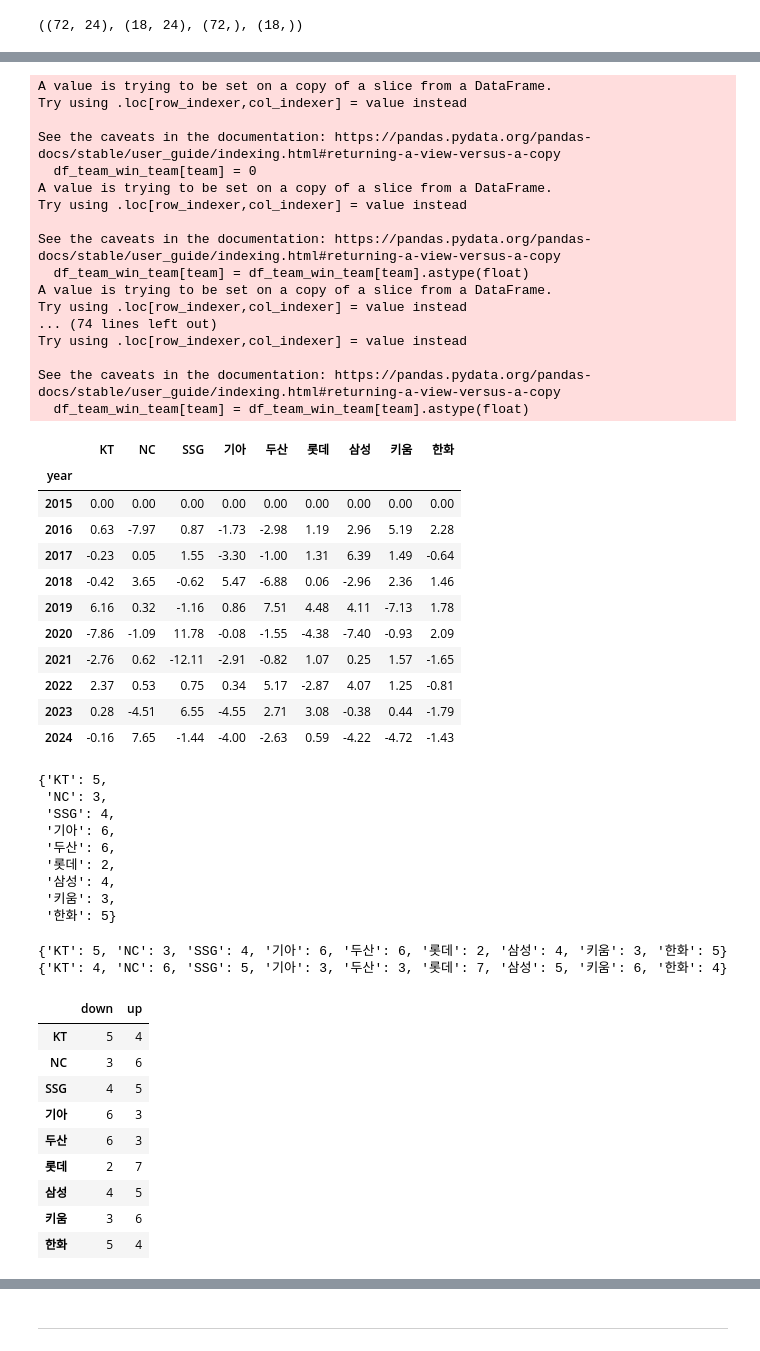
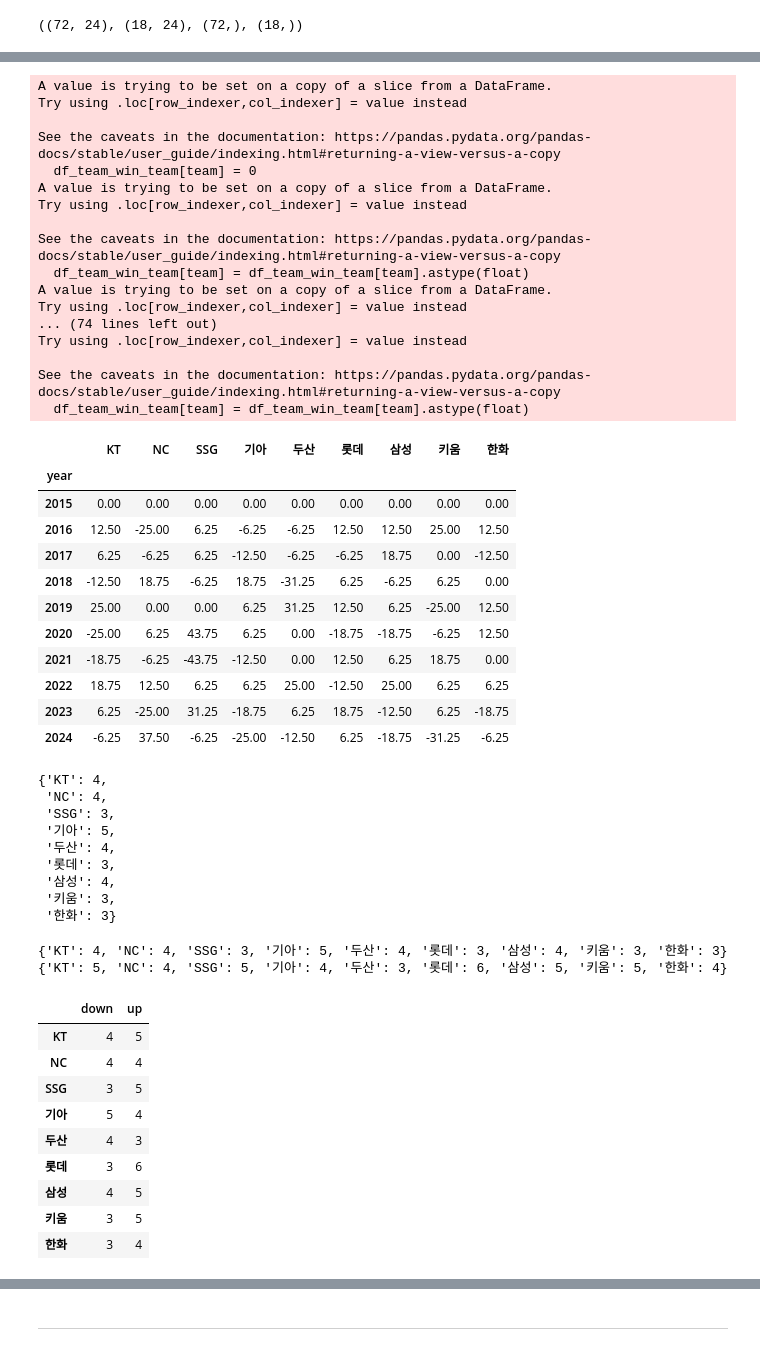
Before and after one commit to IAMKIMEUNSEO/predict2025_kbo_lgtwins_winning_rate, a Jupyter notebook: lgtwins.ipynb, the cells around one changed output, grey strips where cells are left out. Drawn from its saved outputs; the diff is of its cells as text; code cells hidden in the pictures.

```diff
--- a/lgtwins.ipynb
+++ b/lgtwins.ipynb
@@ -196,7 +201,7 @@ https://statiz.sporki.com/stats/?m=team&m2=pitching&m3=situation1&so=s_year&ob=&
 90 rows × 29 columns
 # %%
 #'승률' 컬럼 추가
-df_team['winning_rate'] = (df_team['W'] / df_team['G'] *100).round(2)
+df_team['winning_rate'] = (df_team['W'] / df_team['GS'] *100).round(2)
 df_team
 # %% [output]
 |  | Year | G | GS | W | L | S | HD | IP | R | ER | ... | ... |
@@ -426,15 +455,15 @@ See the caveats in the documentation: https://pandas.pydata.org/pandas-docs/stab
 |  | KT | NC | SSG | 기아 | 두산 | 롯데 | 삼성 | 키움 | 한화 |
 | year |  |  |  |  |  |  |  |  |  |
 | 2015 | 0.00 | 0.00 | 0.00 | 0.00 | 0.00 | 0.00 | 0.00 | 0.00 | 0.00 |
-| 2016 | 0.63 | -7.97 | 0.87 | -1.73 | -2.98 | 1.19 | 2.96 | 5.19 | 2.28 |
-| 2017 | -0.23 | 0.05 | 1.55 | -3.30 | -1.00 | 1.31 | 6.39 | 1.49 | -0.64 |
-| 2018 | -0.42 | 3.65 | -0.62 | 5.47 | -6.88 | 0.06 | -2.96 | 2.36 | 1.46 |
-| 2019 | 6.16 | 0.32 | -1.16 | 0.86 | 7.51 | 4.48 | 4.11 | -7.13 | 1.78 |
-| 2020 | -7.86 | -1.09 | 11.78 | -0.08 | -1.55 | -4.38 | -7.40 | -0.93 | 2.09 |
-| 2021 | -2.76 | 0.62 | -12.11 | -2.91 | -0.82 | 1.07 | 0.25 | 1.57 | -1.65 |
-| 2022 | 2.37 | 0.53 | 0.75 | 0.34 | 5.17 | -2.87 | 4.07 | 1.25 | -0.81 |
-| 2023 | 0.28 | -4.51 | 6.55 | -4.55 | 2.71 | 3.08 | -0.38 | 0.44 | -1.79 |
-| 2024 | -0.16 | 7.65 | -1.44 | -4.00 | -2.63 | 0.59 | -4.22 | -4.72 | -1.43 |
+| 2016 | 12.50 | -25.00 | 6.25 | -6.25 | -6.25 | 12.50 | 12.50 | 25.00 | 12.50 |
+| 2017 | 6.25 | -6.25 | 6.25 | -12.50 | -6.25 | -6.25 | 18.75 | 0.00 | -12.50 |
+| 2018 | -12.50 | 18.75 | -6.25 | 18.75 | -31.25 | 6.25 | -6.25 | 6.25 | 0.00 |
+| 2019 | 25.00 | 0.00 | 0.00 | 6.25 | 31.25 | 12.50 | 6.25 | -25.00 | 12.50 |
+| 2020 | -25.00 | 6.25 | 43.75 | 6.25 | 0.00 | -18.75 | -18.75 | -6.25 | 12.50 |
+| 2021 | -18.75 | -6.25 | -43.75 | -12.50 | 0.00 | 12.50 | 6.25 | 18.75 | 0.00 |
+| 2022 | 18.75 | 12.50 | 6.25 | 6.25 | 25.00 | -12.50 | 25.00 | 6.25 | 6.25 |
+| 2023 | 6.25 | -25.00 | 31.25 | -18.75 | 6.25 | 18.75 | -12.50 | 6.25 | -18.75 |
+| 2024 | -6.25 | 37.50 | -6.25 | -25.00 | -12.50 | 6.25 | -18.75 | -31.25 | -6.25 |
 # %%
 teams = ['KT', 'NC', 'SSG', '기아', '두산', '롯데', '삼성', '키움', '한화']
 downCounts = {}
@@ -444,15 +473,15 @@ for team in teams:
 
 downCounts
 # %% [output]
-{'KT': 5,
- 'NC': 3,
- 'SSG': 4,
- '기아': 6,
- '두산': 6,
- '롯데': 2,
+{'KT': 4,
+ 'NC': 4,
+ 'SSG': 3,
+ '기아': 5,
+ '두산': 4,
+ '롯데': 3,
  '삼성': 4,
  '키움': 3,
- '한화': 5}
+ '한화': 3}
 # %%
 #구단명 목록
 teams = ['KT', 'NC', 'SSG', '기아', '두산', '롯데', '삼성', '키움', '한화']
@@ -471,26 +500,26 @@ for team in teams:
 print(downCounts)
 print(upCounts)
 # %% [output]
-{'KT': 5, 'NC': 3, 'SSG': 4, '기아': 6, '두산': 6, '롯데': 2, '삼성': 4, '키움': 3, '한화': 5}
-{'KT': 4, 'NC': 6, 'SSG': 5, '기아': 3, '두산': 3, '롯데': 7, '삼성': 5, '키움': 6, '한화': 4}
+{'KT': 4, 'NC': 4, 'SSG': 3, '기아': 5, '두산': 4, '롯데': 3, '삼성': 4, '키움': 3, '한화': 3}
+{'KT': 5, 'NC': 4, 'SSG': 5, '기아': 4, '두산': 3, '롯데': 6, '삼성': 5, '키움': 5, '한화': 4}
 # %%
 team = {
-    'down': downCount,
-    'up': upCount
+    'down': downCounts,
+    'up': upCounts
 }
 columns = ['down' ,'up']
 index = ['KT', 'NC', 'SSG', '기아', '두산', '롯데', '삼성', '키움', '한화']
 
 df_team_win_updown = pd.DataFrame(team, columns=columns, index=index)
 df_team_win_updown
 # %% [output]
 |  | down | up |
-| KT | 5 | 4 |
-| NC | 3 | 6 |
-| SSG | 4 | 5 |
-| 기아 | 6 | 3 |
-| 두산 | 6 | 3 |
-| 롯데 | 2 | 7 |
+| KT | 4 | 5 |
+| NC | 4 | 4 |
+| SSG | 3 | 5 |
+| 기아 | 5 | 4 |
+| 두산 | 4 | 3 |
+| 롯데 | 3 | 6 |
 | 삼성 | 4 | 5 |
-| 키움 | 3 | 6 |
-| 한화 | 5 | 4 |
+| 키움 | 3 | 5 |
+| 한화 | 3 | 4 |
```
Also changed, not shown: parts of 24 cells of this notebook.
